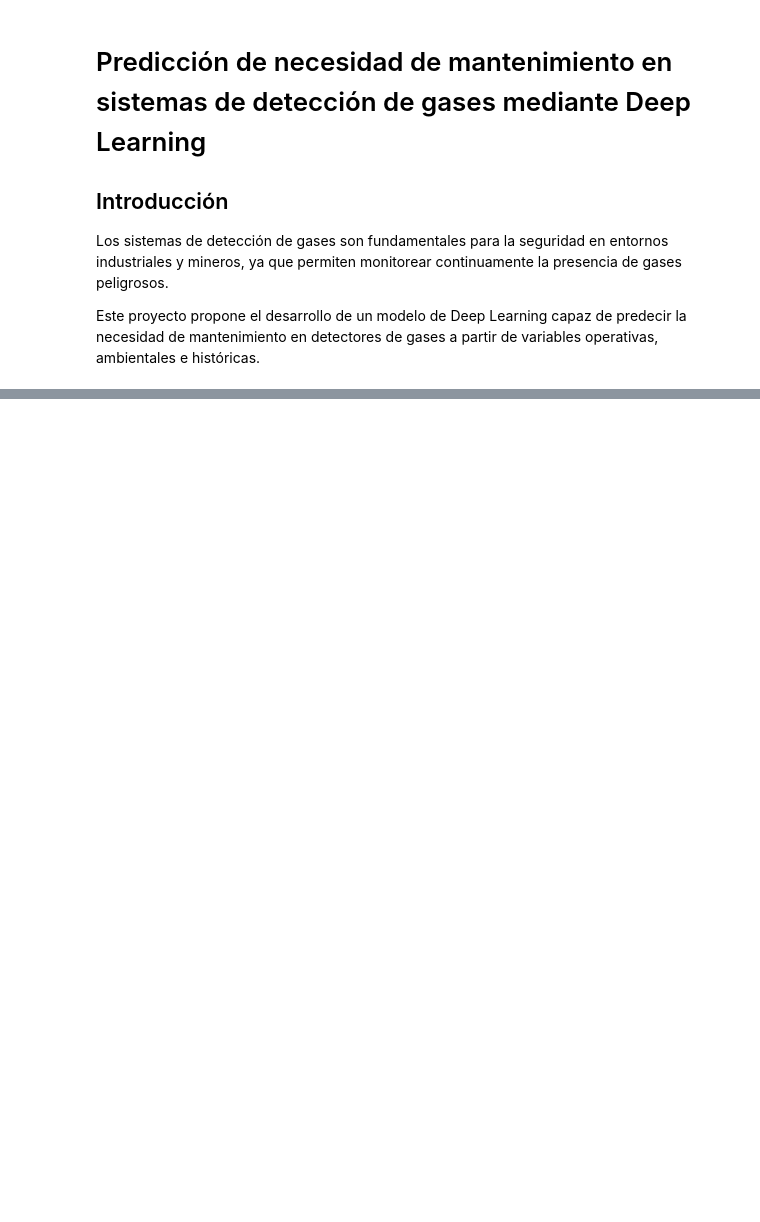
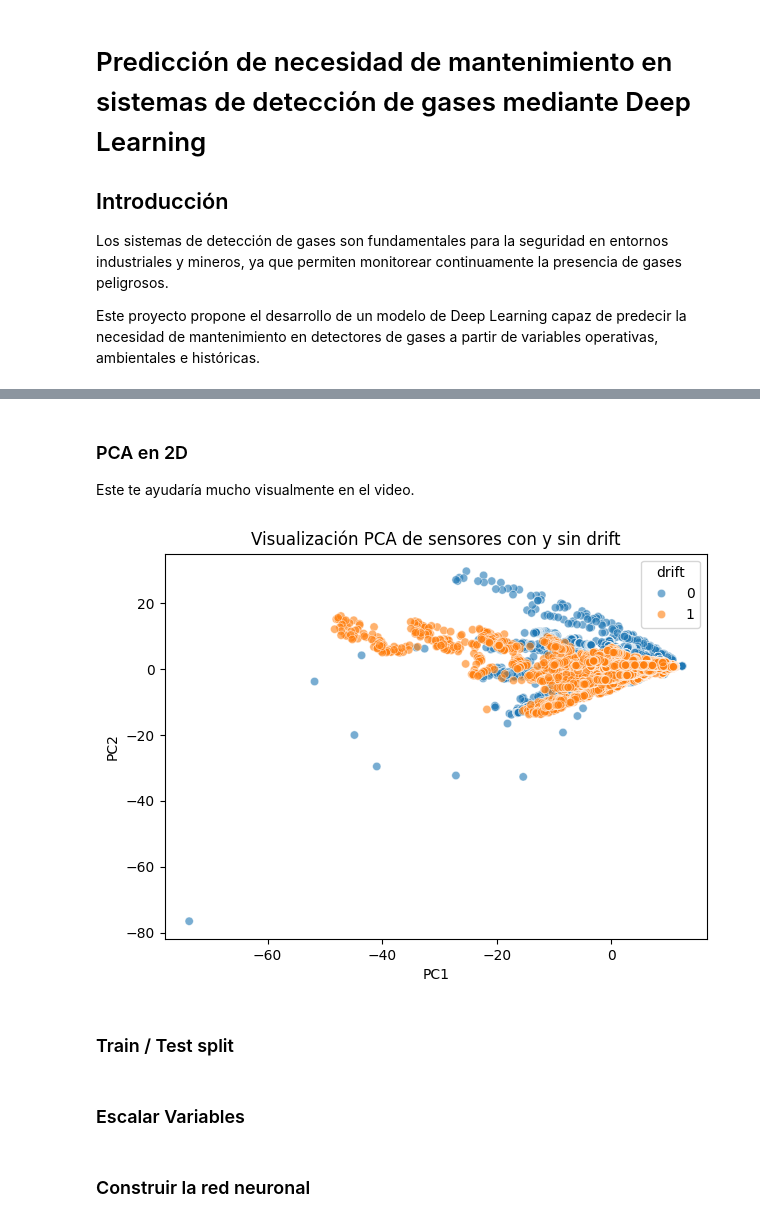
Before and after one commit to gsantillan-coder/DL-Final-Santillan-Guido, a Jupyter notebook: notebooks/final_project.ipynb, the cells around one changed output, grey strips where cells are left out. Saved outputs shown, nothing was run; the diff lists cells and outputs as text; code cells hidden in the pictures; blank space fills up the shorter version.

```diff
--- a/notebooks/final_project.ipynb
+++ b/notebooks/final_project.ipynb
@@ -23,0 +163,22 @@ from tensorflow.keras import layers
+# %% [markdown]
+### PCA en 2D
+
+Este te ayudaría mucho visualmente en el video.
+# %%
+from sklearn.decomposition import PCA
+
+X_scaled = StandardScaler().fit_transform(data.drop(columns=["batch", "drift"]))
+pca = PCA(n_components=2)
+X_pca = pca.fit_transform(X_scaled)
+
+pca_df = pd.DataFrame(X_pca, columns=["PC1", "PC2"])
+pca_df["drift"] = data["drift"].values
+
+plt.figure(figsize=(7,5))
+sns.scatterplot(data=pca_df, x="PC1", y="PC2", hue="drift", alpha=0.6)
+plt.title("Visualización PCA de sensores con y sin drift")
+plt.show()
+# %% [output]
+[figure, added]
+# %% [markdown]
+### Train / Test split
@@ -23,0 +191,2 @@ from tensorflow.keras import layers
+# %% [markdown]
+### Escalar Variables
@@ -23,0 +200,2 @@ from tensorflow.keras import layers
+# %% [markdown]
+### Construir la red neuronal
```
Also changed, not shown: parts of 31 cells of this notebook.
